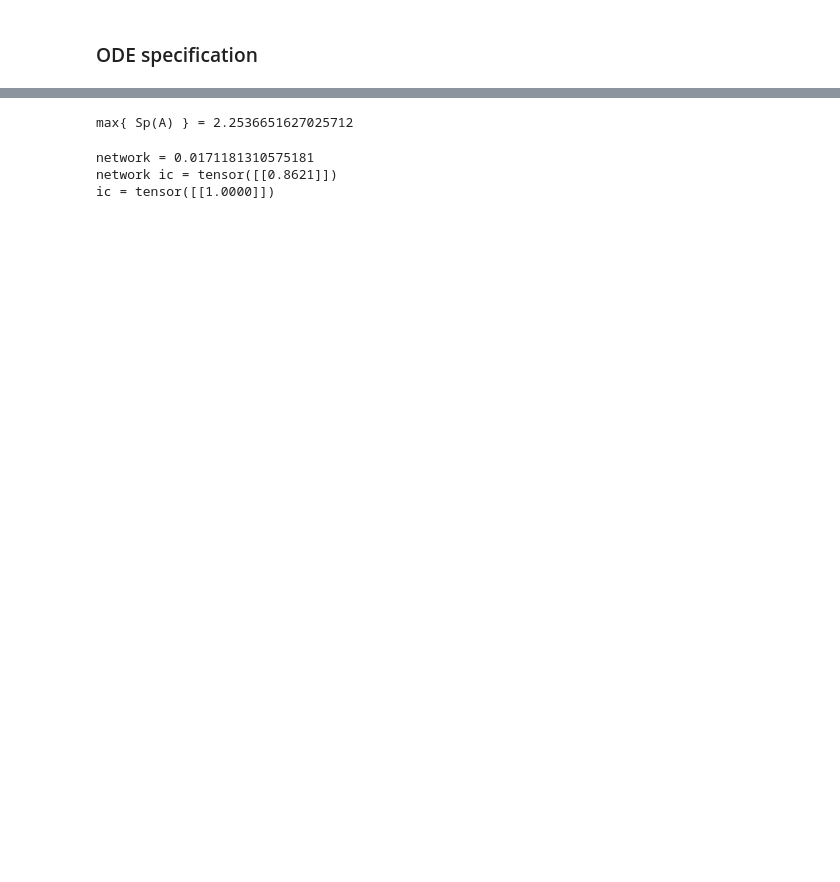
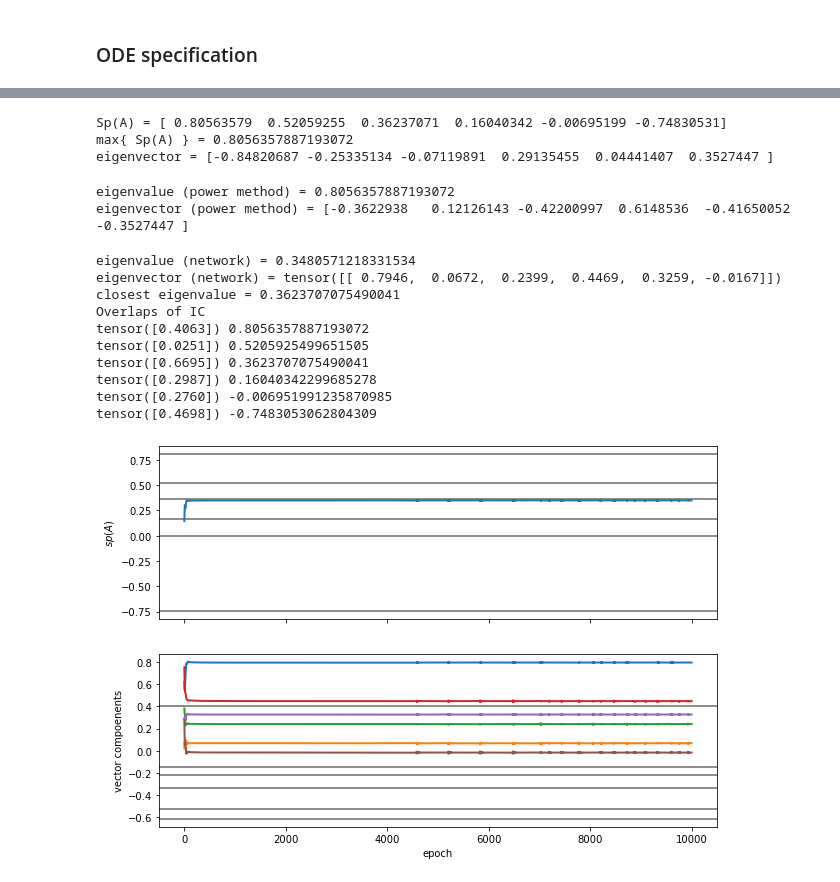
Before and after one commit to timzimm/CompSci, a Jupyter notebook: 02_neural_nets_on_pdes/src/eigenproblems_via_pinn.ipynb, the cells around one changed output, grey strips where cells are left out. Cells and saved outputs as stored; diff of their text form; code cells hidden in the pictures; blank space fills up the shorter version.

Commit message:
add some monitoring capabilities

```diff
--- a/02_neural_nets_on_pdes/src/eigenproblems_via_pinn.ipynb
+++ b/02_neural_nets_on_pdes/src/eigenproblems_via_pinn.ipynb
@@ -129,6 +183,13 @@ torch.Size([512, 1]) torch.Size([1, 1]) torch.Size([512, 1])
 # %%
-hp = {"optimizer":"adam", "epochs":1000}
-eigen_nn = PiNN(eigenvector_ode, ic, norm_conservation, verbose=True, hyperparameters=hp)
+hp = {"optimizer":"adam",
+      "optimizer_params":{"lr":1e-3},
+      "hidden_layers":[30,30,30],
+      "number_of_minibatches":1,
+      "epochs":10000}
+
+eigen_nn = PiNN(eigenvector_ode, noop, noop, trial_function,
+                hooks=[monitor_eigenvalue_evolution, monitor_eigenvector_evolution],
+                verbose=True, hyperparameters=hp)
 print(eigen_nn)
 eigen_nn.fit(X_train, None)
 # %% [output]
@@ -152,21 +213,63 @@ model parameters:                                                  985
 # %%
 #Ground Truth
-eigenvalues, eigenvectors = np.linalg.eig(A)
+eigenvalues, eigenvectors = np.linalg.eigh(A)
 
 # Sort in descending order
 permutation = eigenvalues.argsort()[::-1]
 eigenvalues = eigenvalues[permutation]
 eigenvectors = eigenvectors[permutation]
+print(f"Sp(A) = {eigenvalues}")
 print(f"max{{ Sp(A) }} = {np.max(eigenvalues)}")
+print(f"eigenvector = {eigenvectors[0]}")
 # %% [output]
-max{ Sp(A) } = 2.2536651627025712
+Sp(A) = [ 0.80563579  0.52059255  0.36237071  0.16040342 -0.00695199 -0.74830531]
+max{ Sp(A) } = 0.8056357887193072
+eigenvector = [-0.84820687 -0.25335134 -0.07119891  0.29135455  0.04441407  0.3527447 ]
+# %%
+x_from_power = power_iteration(A.numpy(), N=1000)
+ev_from_power = eigenvalue_of_eigenvector(x_from_power, A.numpy())
+print(f"eigenvalue (power method) = {ev_from_power}")
+print(f"eigenvector (power method) = {x_from_power}")
+# %% [output]
+eigenvalue (power method) = 0.8056357887193072
+eigenvector (power method) = [-0.3622938   0.12126143 -0.42200997  0.6148536  -0.41650052 -0.3527447 ]
 # %%
 x = eigen_nn.predict(torch.tensor([1.]).reshape(1,1))
-x_0 = eigen_nn.predict(torch.tensor([0.]).reshape(1,1))
-print(f"network = {eigenvalue_of_eigenvector(x)}")
-print(f"network ic = {x_0 @ x_0.T}")
-print(f"ic = {ic.y0 @ ic.y0.T}")
+ev_from_network = eigenvalue_of_eigenvector(x, A.numpy()).item()
+print(f"eigenvalue (network) = {ev_from_network}")
+print(f"eigenvector (network) = {x}")
+print(f"closest eigenvalue = {eigenvalues[closest_ev_idx]}")
+print("Overlaps of IC")
+for eigenvector, eigenvalue in zip(eigenvectors, eigenvalues):
+    print(np.abs(ic.y0 @ eigenvector), eigenvalue)
+
+closest_ev_idx = np.argmin(np.abs(eigenvalues - ev_from_network))
 # %% [output]
-network = 0.0171181310575181
-network ic = tensor([[0.8621]])
-ic = tensor([[1.0000]])
+eigenvalue (network) = 0.3480571218331534
+eigenvector (network) = tensor([[ 0.7946,  0.0672,  0.2399,  0.4469,  0.3259, -0.0167]])
+closest eigenvalue = 0.3623707075490041
+Overlaps of IC
+tensor([0.4063]) 0.8056357887193072
+tensor([0.0251]) 0.5205925499651505
+tensor([0.6695]) 0.3623707075490041
+tensor([0.2987]) 0.16040342299685278
+tensor([0.2760]) -0.006951991235870985
+tensor([0.4698]) -0.7483053062804309
+# %%
+fig, ax = plt.subplots(nrows=2, sharex=True, figsize=(10,7))
+for ev in eigenvalues:
+    ax[0].axhline(y=ev, color="dimgray")
+for component in eigenvectors[closest_ev_idx]:
+    ax[1].axhline(y=component, color="dimgray")
+
+ev_evolution = np.array(eigen_nn.hooks_returns["monitor_eigenvalue_evolution"]).squeeze()
+vector_evolution = np.array(eigen_nn.hooks_returns["monitor_eigenvector_evolution"]).squeeze().T
+ax[0].plot(ev_evolution, lw=2)
+for element_evolution in vector_evolution:
+    ax[1].plot(element_evolution, lw=2)
+ax[1].set_xlabel(r"epoch")
+ax[0].set_ylabel(r"$sp(A)$")
+ax[1].set_ylabel(r"vector compoenents")
+plt.show()
+# %% [output]
+[figure, added]
```
Also changed, not shown: parts of 10 cells of this notebook, 2 other files.
